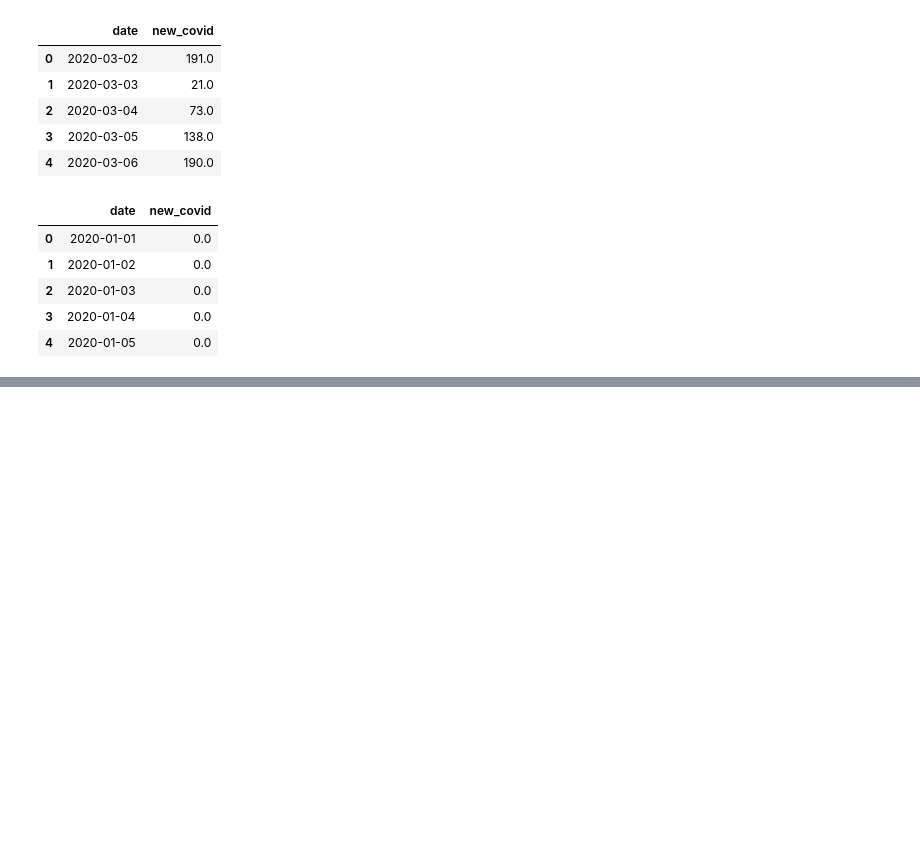
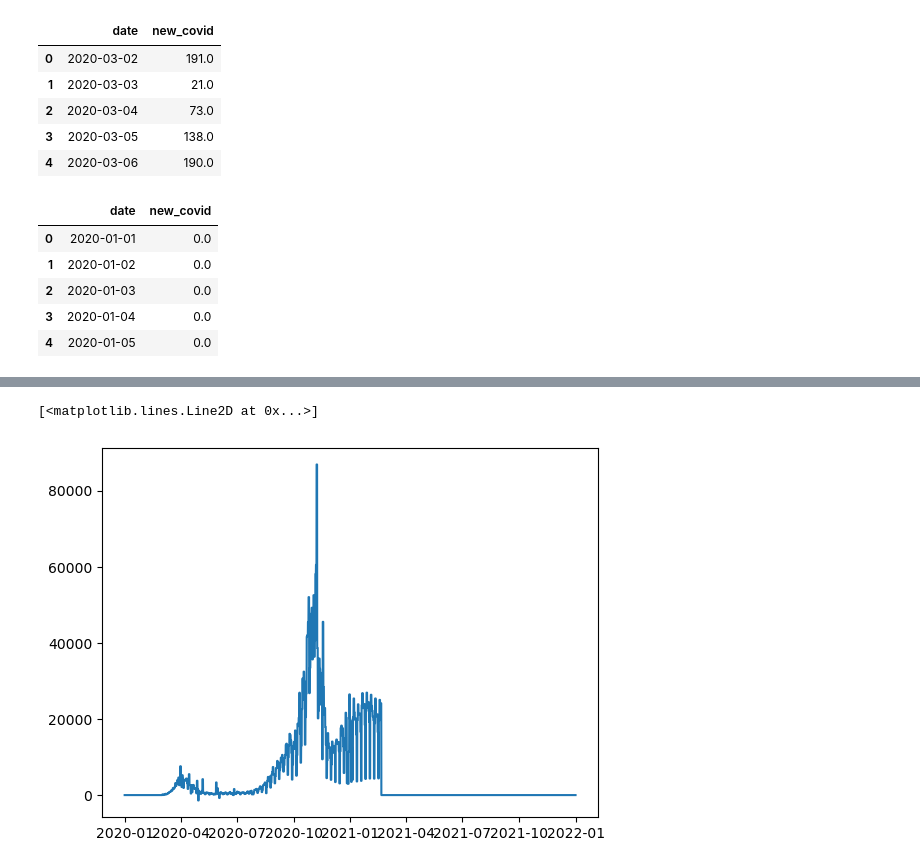
Before and after one commit to alexandreblivet/bike_counters_ac_team, a Jupyter notebook: external_data/Covid/data_covid_cleening.ipynb, the cells around one changed output, grey strips where cells are left out. Saved outputs shown, nothing was run; the diff lists cells and outputs as text; code cells hidden in the pictures; blank space fills up the shorter version.

```diff
--- a/external_data/Covid/data_covid_cleening.ipynb
+++ b/external_data/Covid/data_covid_cleening.ipynb
@@ -102,3 +102,14 @@ df_completed.head()
 | 2 | 2020-01-03 | 0.0 |
 | 3 | 2020-01-04 | 0.0 |
 | 4 | 2020-01-05 | 0.0 |
+# %%
+hours = pd.DataFrame({'hour': range(24)})
+
+# Fusionner les heures avec le DataFrame d'origine
+df_completed['key'] = 1
+hours['key'] = 1
+df_full = pd.merge(df_completed, hours, on='key').drop('key', axis=1)
+df_full['new_covid'] = df_full.groupby('date')['new_covid'].ffill()
+
+df_full['date'] = pd.to_datetime(df_full['date'].astype(str) + ' ' + df_full['hour'].astype(str) + ':00:00')
+df_full.drop(columns='hour')
@@ -104,0 +130,5 @@ df_completed.head()
+# %%
+plt.plot(df_full['date'], df_full['new_covid'])
+# %% [output]
+[<matplotlib.lines.Line2D at 0x...>]
+[figure, added]
```
Also changed, not shown: parts of 2 cells of this notebook, 7 other files.
